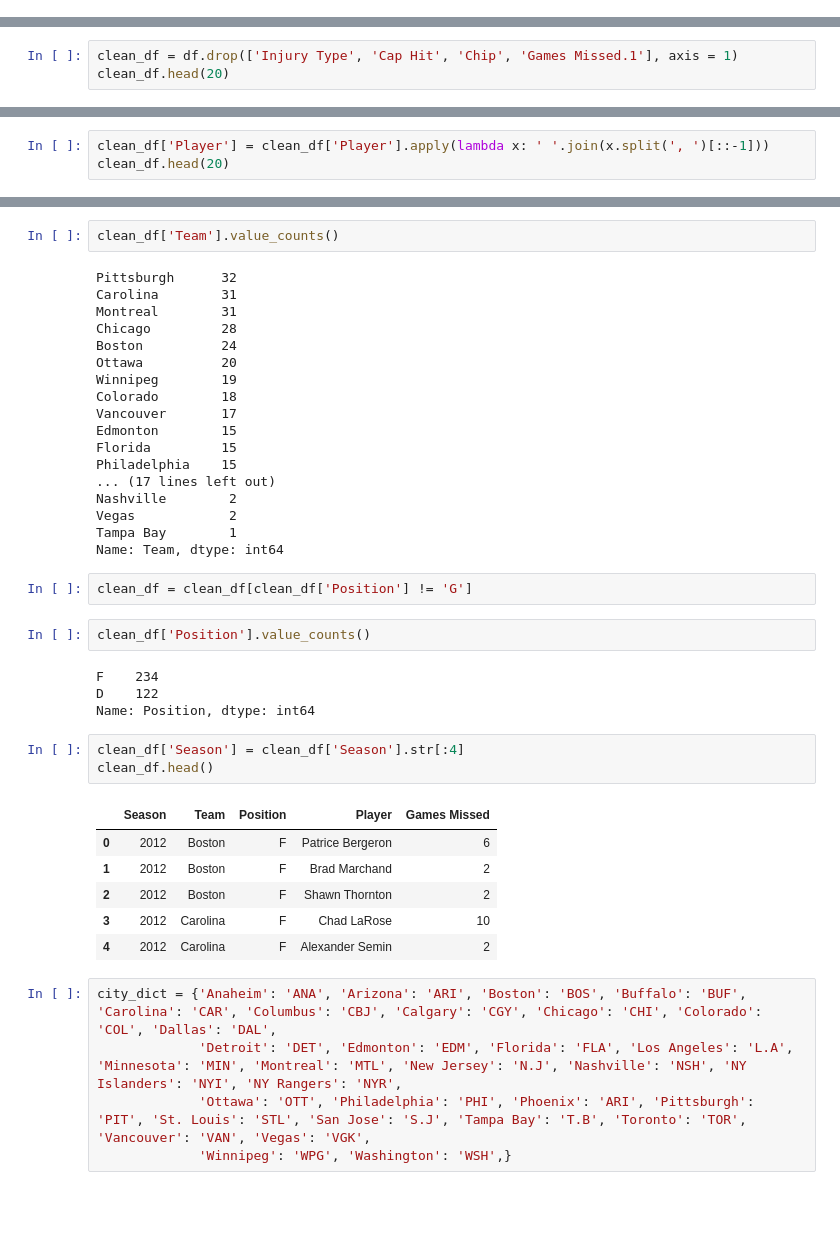
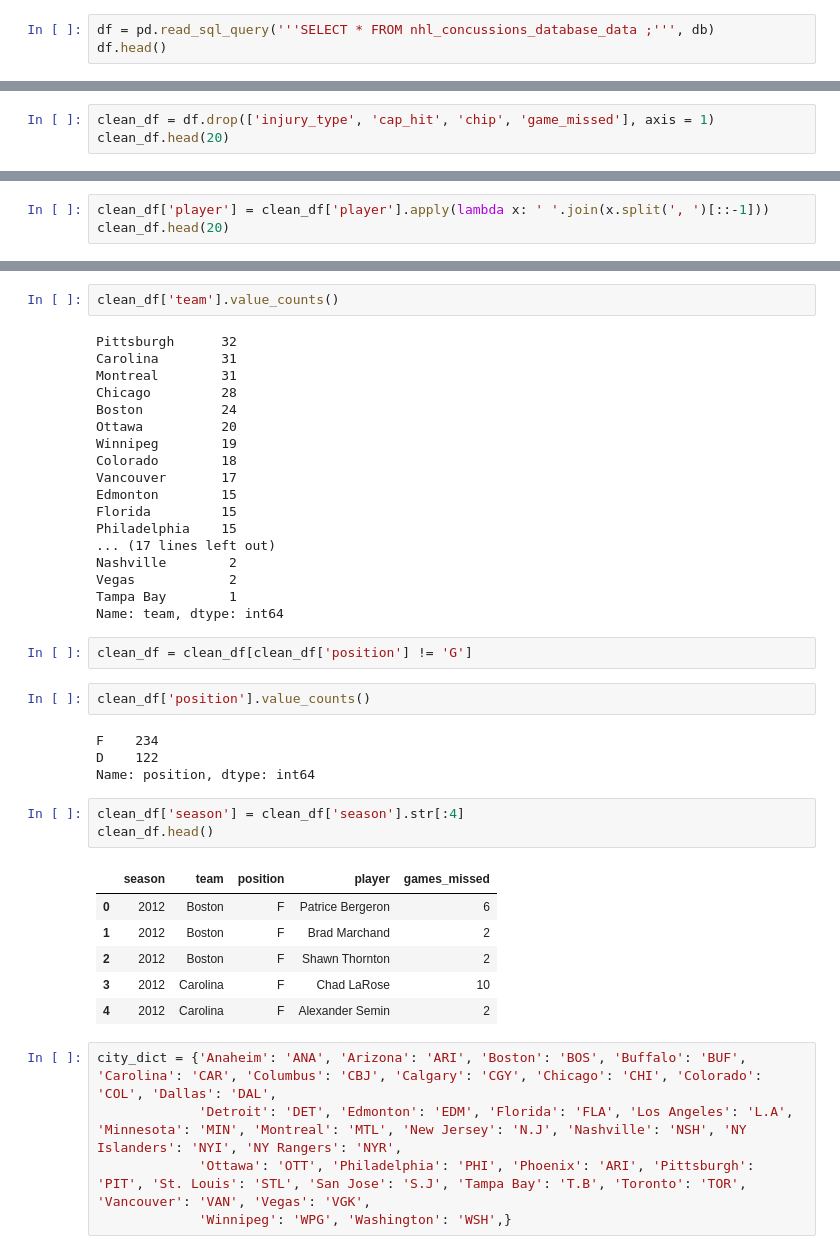
Before and after one commit to Tyler-Sweeting/NHL_Concussion_Analysis, a Jupyter notebook: Cleaning/Clean_conc_data.ipynb, the cells around one changed output, grey strips where cells are left out. Saved outputs shown, nothing was run; the diff lists cells and outputs as text; blank space fills up the shorter version.

```diff
--- a/Cleaning/Clean_conc_data.ipynb
+++ b/Cleaning/Clean_conc_data.ipynb
@@ -12,0 +16,3 @@ df.head()
+# %%
+df = pd.read_sql_query('''SELECT * FROM nhl_concussions_database_data ;''', db)
+df.head()
@@ -13,4 +26,4 @@ df.head()
 # %%
-clean_df = df.drop(['Injury Type', 'Cap Hit', 'Chip', 'Games Missed.1'], axis = 1)
+clean_df = df.drop(['injury_type', 'cap_hit', 'chip', 'game_missed'], axis = 1)
 clean_df.head(20)
 # %% [output]
@@ -32,6 +45,6 @@ clean_df.head(20)
 | 18 | 2012/13 | Philadelphia | F | Briere, Daniel | 10 |
 | 19 | 2012/13 | Philadelphia | F | Simmonds, Wayne | 3 |
 # %%
-clean_df['Player'] = clean_df['Player'].apply(lambda x: ' '.join(x.split(', ')[::-1]))
+clean_df['player'] = clean_df['player'].apply(lambda x: ' '.join(x.split(', ')[::-1]))
 clean_df.head(20)
 # %% [output]
@@ -62,5 +75,5 @@ Name: Position, dtype: int64
 # %%
-clean_df['Team'].value_counts()
+clean_df['team'].value_counts()
 # %% [output]
 Pittsburgh      32
 Carolina        31
@@ -78,20 +91,20 @@ Philadelphia    15
 Nashville        2
 Vegas            2
 Tampa Bay        1
-Name: Team, dtype: int64
+Name: team, dtype: int64
 # %%
-clean_df = clean_df[clean_df['Position'] != 'G']
+clean_df = clean_df[clean_df['position'] != 'G']
 # %%
-clean_df['Position'].value_counts()
+clean_df['position'].value_counts()
 # %% [output]
 F    234
 D    122
-Name: Position, dtype: int64
+Name: position, dtype: int64
 # %%
-clean_df['Season'] = clean_df['Season'].str[:4]
+clean_df['season'] = clean_df['season'].str[:4]
 clean_df.head()
 # %% [output]
-|  | Season | Team | Position | Player | Games Missed |
+|  | season | team | position | player | games_missed |
 | 0 | 2012 | Boston | F | Patrice Bergeron | 6 |
 | 1 | 2012 | Boston | F | Brad Marchand | 2 |
 | 2 | 2012 | Boston | F | Shawn Thornton | 2 |
```
Also changed, not shown: parts of 13 cells of this notebook, 11 other files.
